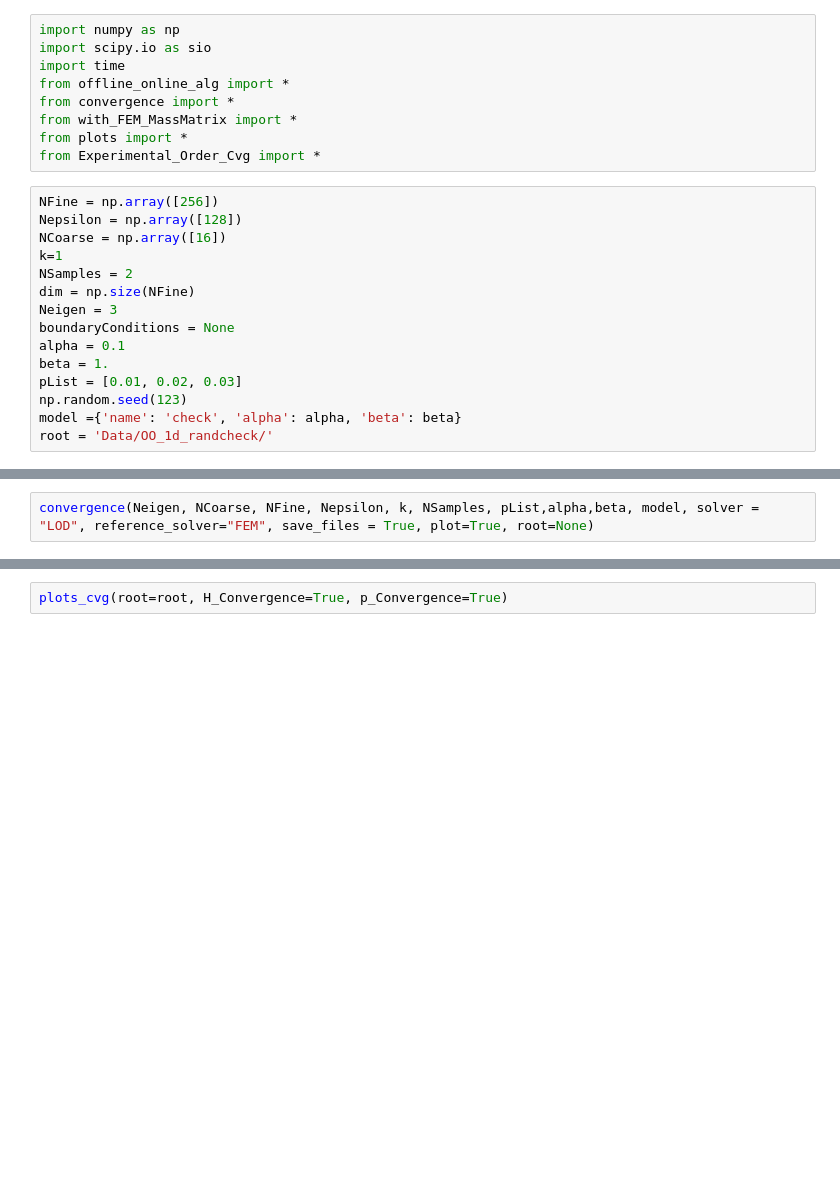
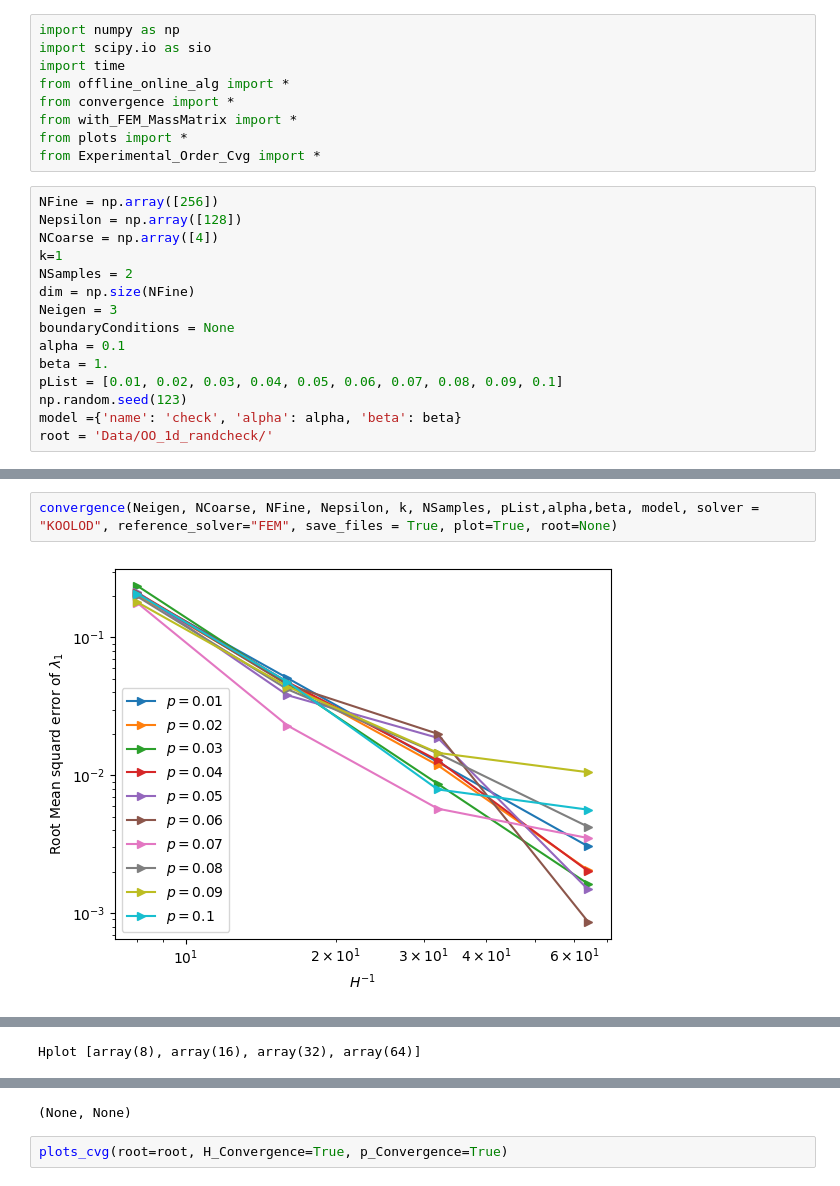
Before and after one commit to DKolombage/gridlod-random-perturbations, a Jupyter notebook: eigen_problem/exp5_O_1d_Randcheck.ipynb, the cells around one changed output, grey strips where cells are left out. Saved outputs shown, nothing was run; the diff lists cells and outputs as text; blank space fills up the shorter version.

```diff
--- a/eigen_problem/exp5_O_1d_Randcheck.ipynb
+++ b/eigen_problem/exp5_O_1d_Randcheck.ipynb
@@ -10,7 +10,7 @@ from Experimental_Order_Cvg import *
 # %%
 NFine = np.array([256])
 Nepsilon = np.array([128])
-NCoarse = np.array([16])
+NCoarse = np.array([4])
 k=1
 NSamples = 2
 dim = np.size(NFine)
@@ -18,7 +18,7 @@ Neigen = 3
 boundaryConditions = None
 alpha = 0.1
 beta = 1.
-pList = [0.01, 0.02, 0.03]
+pList = [0.01, 0.02, 0.03, 0.04, 0.05, 0.06, 0.07, 0.08, 0.09, 0.1]
 np.random.seed(123)
 model ={'name': 'check', 'alpha': alpha, 'beta': beta}
 root = 'Data/OO_1d_randcheck/'
@@ -31,2 +94,4 @@ KLOD_MFEM_EigenSolver(NCoarse, NFine, Nepsilon, k, alpha, beta, NSamples, pList,
 # %%
-convergence(Neigen, NCoarse, NFine, Nepsilon, k, NSamples, pList,alpha,beta, model, solver = "LOD", reference_solver="FEM", save_files = True, plot=True, root=None)
+convergence(Neigen, NCoarse, NFine, Nepsilon, k, NSamples, pList,alpha,beta, model, solver = "KOOLOD", reference_solver="FEM", save_files = True, plot=True, root=None)
+# %% [output]
+[figure, added]
@@ -32,0 +99 @@ convergence(Neigen, NCoarse, NFine, Nepsilon, k, NSamples, pList,alpha,beta, mod
+Hplot [array(8), array(16), array(32), array(64)]
@@ -33,2 +119,3 @@ convergence(Neigen, NCoarse, NFine, Nepsilon, k, NSamples, pList,alpha,beta, mod
+(None, None)
 # %%
 plots_cvg(root=root, H_Convergence=True, p_Convergence=True)
```
Also changed, not shown: parts of 4 cells of this notebook, 7 other files.
